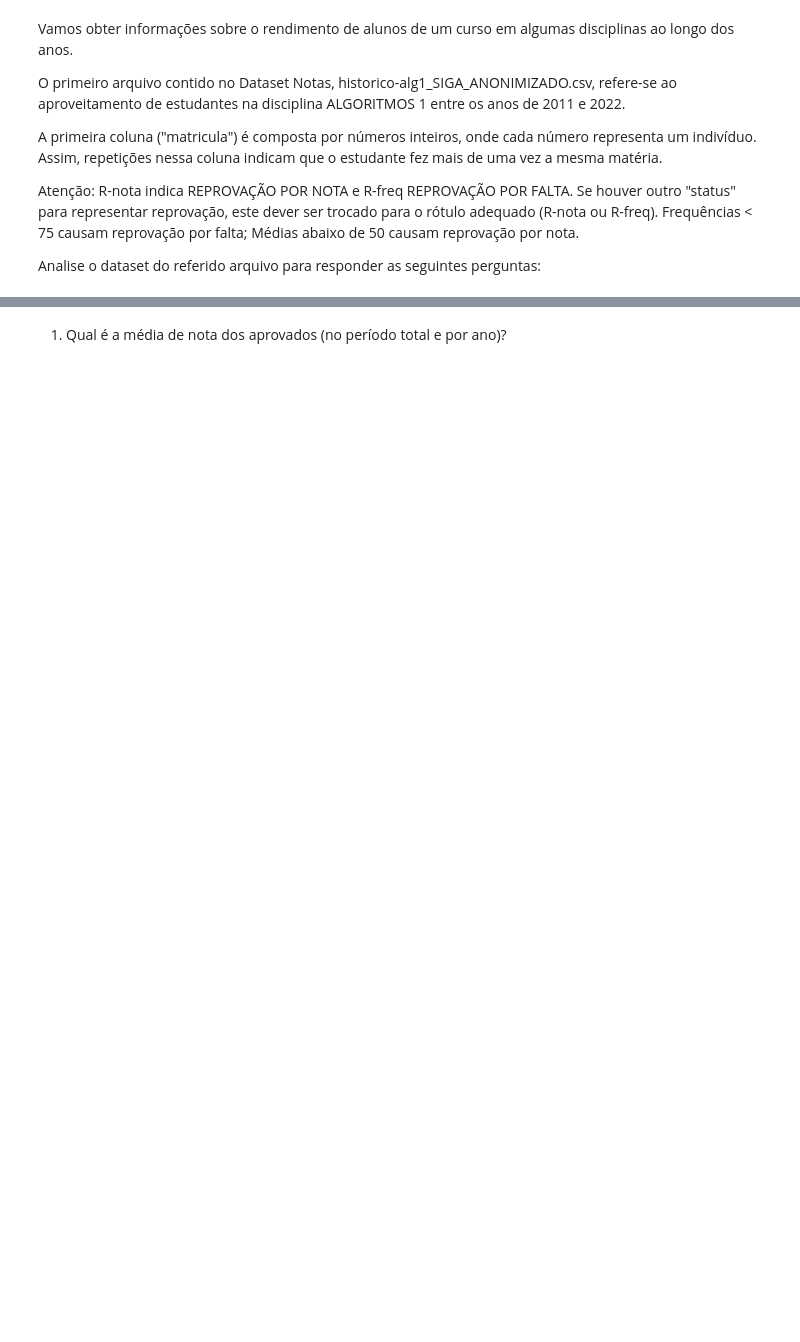
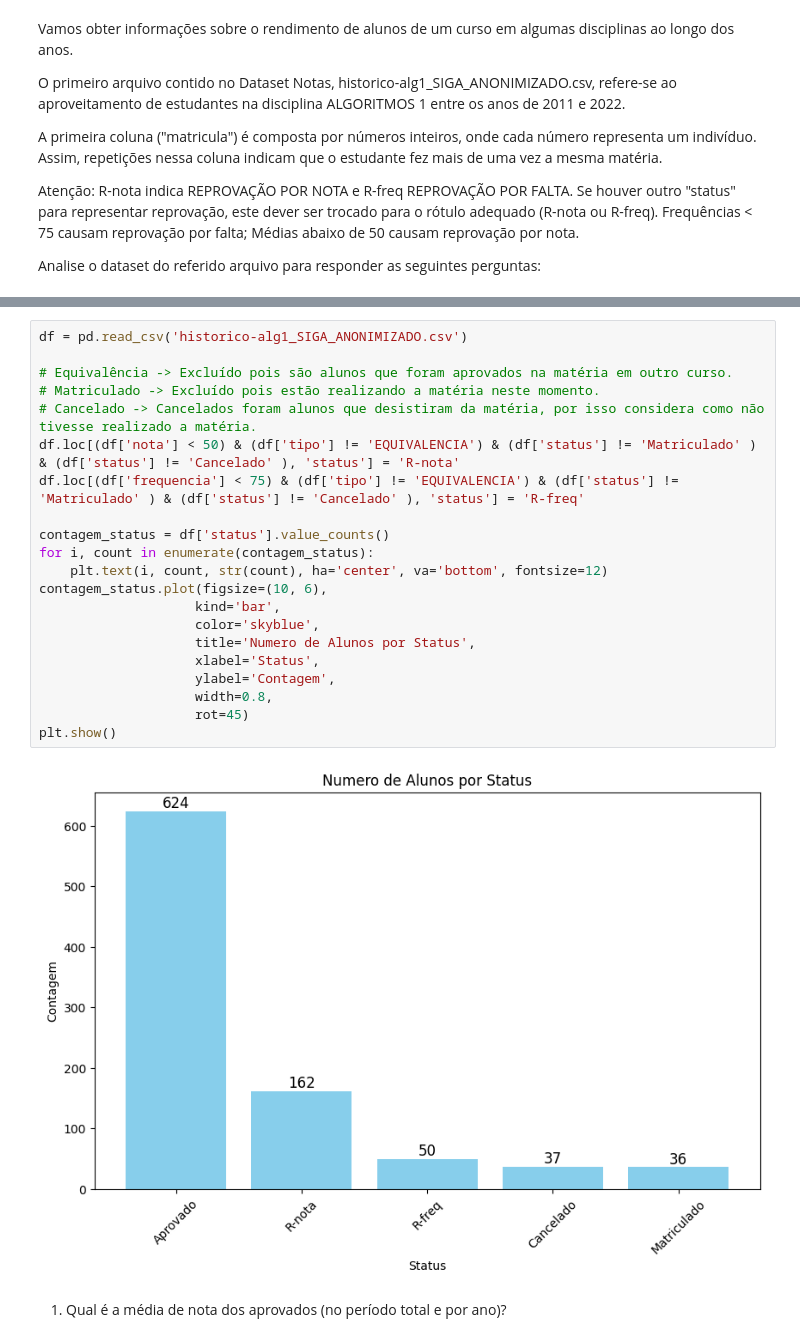
Before and after one commit to EricRSouza/Data-Science-e-Big-Data, a Jupyter notebook: resolucao01.ipynb, the cells around one changed output, grey strips where cells are left out. Saved outputs shown, nothing was run; the diff lists cells and outputs as text; blank space fills up the shorter version.

```diff
--- a/resolucao01.ipynb
+++ b/resolucao01.ipynb
@@ -34,2 +14,25 @@ df
+# %%
+df = pd.read_csv('historico-alg1_SIGA_ANONIMIZADO.csv')
+
+# Equivalência -> Excluído pois são alunos que foram aprovados na matéria em outro curso.
+# Matriculado -> Excluído pois estão realizando a matéria neste momento.
+# Cancelado -> Cancelados foram alunos que desistiram da matéria, por isso considera como não tivesse realizado a matéria.
+df.loc[(df['nota'] < 50) & (df['tipo'] != 'EQUIVALENCIA') & (df['status'] != 'Matriculado' ) & (df['status'] != 'Cancelado' ), 'status'] = 'R-nota'
+df.loc[(df['frequencia'] < 75) & (df['tipo'] != 'EQUIVALENCIA') & (df['status'] != 'Matriculado' ) & (df['status'] != 'Cancelado' ), 'status'] = 'R-freq'
+
+contagem_status = df['status'].value_counts()
+for i, count in enumerate(contagem_status):
+    plt.text(i, count, str(count), ha='center', va='bottom', fontsize=12)
+contagem_status.plot(figsize=(10, 6),
+                    kind='bar',
+                    color='skyblue',
+                    title='Numero de Alunos por Status',
+                    xlabel='Status',
+                    ylabel='Contagem',
+                    width=0.8,
+                    rot=45)
+plt.show()
+# %% [output]
+[figure, added]
 # %% [markdown]
 1. Qual é a média de nota dos aprovados (no período total e por ano)?
```
Also changed, not shown: parts of 14 cells of this notebook.
